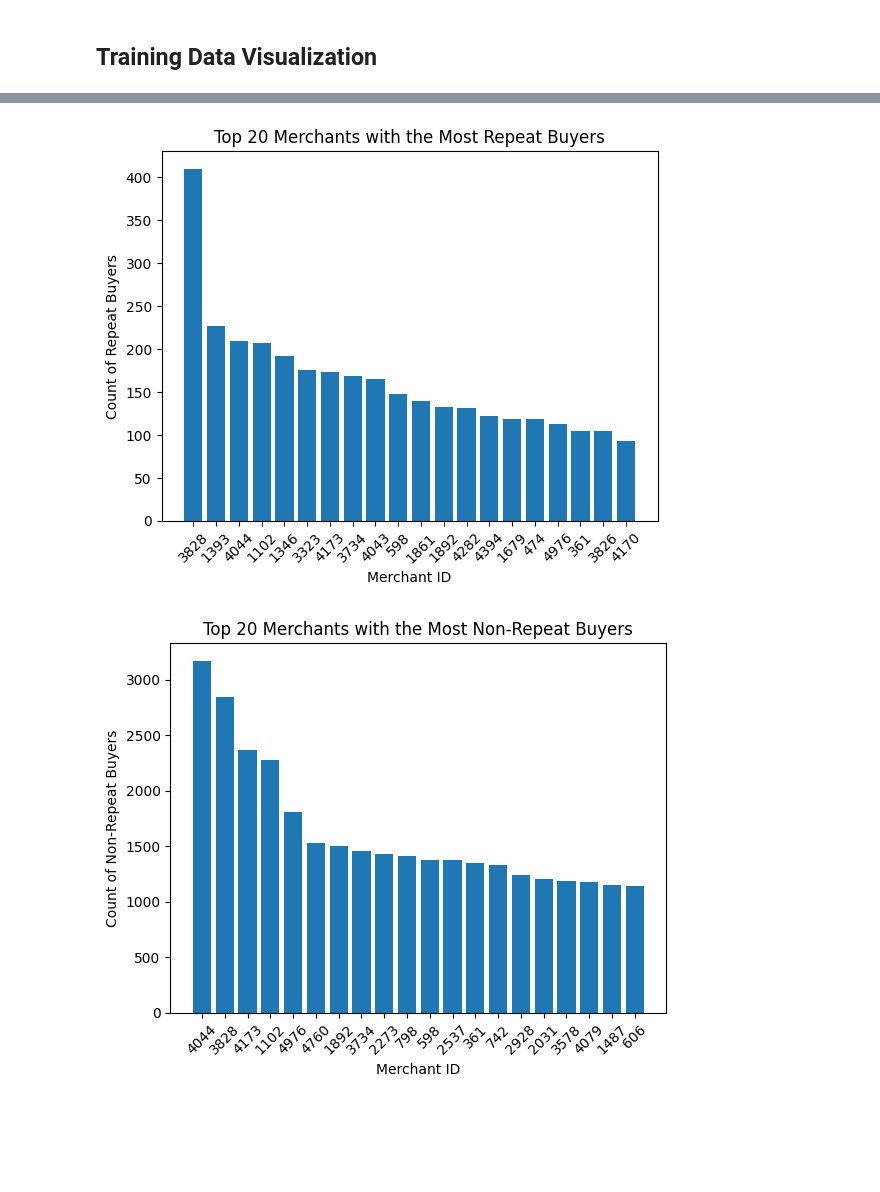
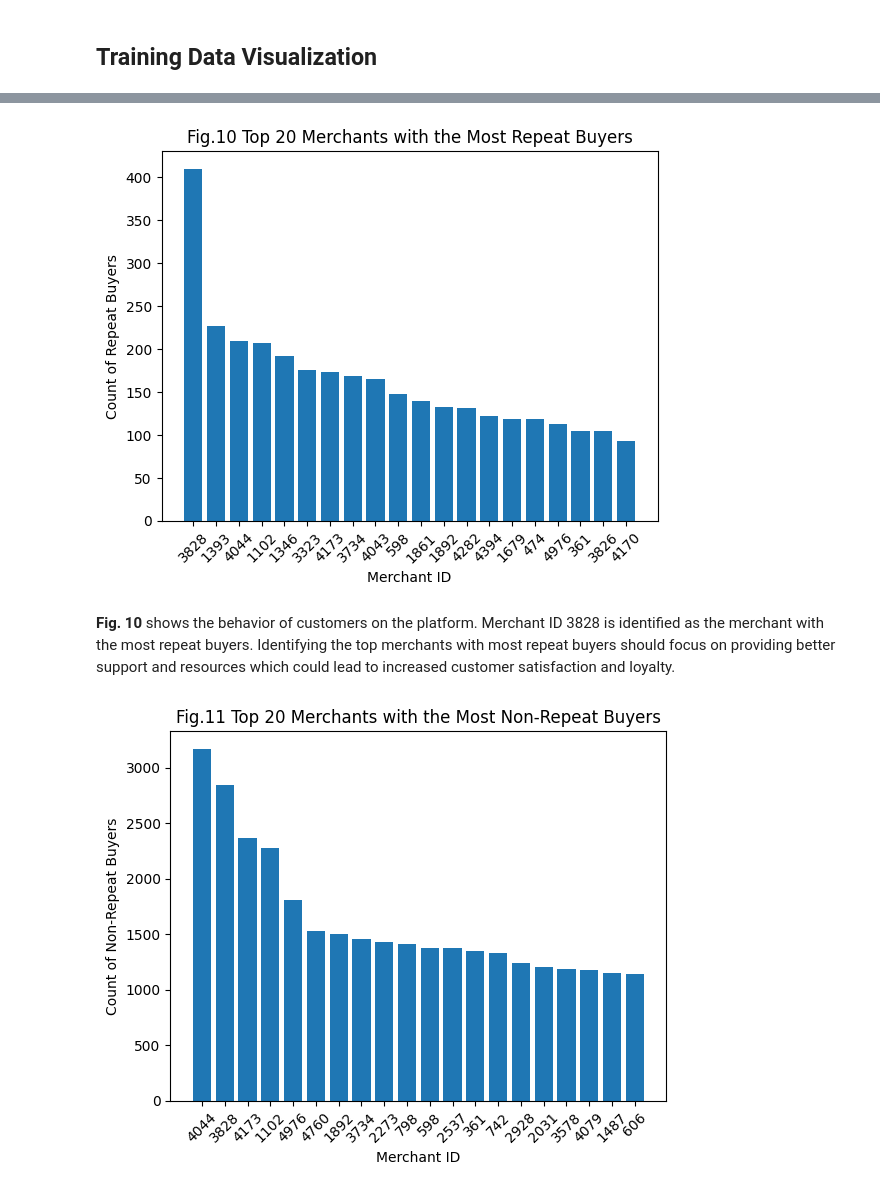
Before and after one commit to CaptainComputer1/CECS550Project, a Jupyter notebook: EM_PR_Final_DataVis.ipynb, the cells around one changed output, grey strips where cells are left out. Saved outputs shown, nothing was run; the diff lists cells and outputs as text; code cells hidden in the pictures; blank space fills up the shorter version.

```diff
--- a/EM_PR_Final_DataVis.ipynb
+++ b/EM_PR_Final_DataVis.ipynb
@@ -205,18 +249,20 @@ merchant_counts = train.groupby(["merchant_id", "label"]).size().reset_index(nam
 # %%
 # Bar chart - to show the top 20 merchants with the most repeat buyers
 repeat_buyers = train[train['label'] == "Repeat Buyer"]
 merchant_counts = repeat_buyers['merchant_id'].value_counts().head(20)
 
 plt.bar(range(len(merchant_counts)), merchant_counts.values)
 plt.xticks(range(len(merchant_counts)), merchant_counts.index, rotation=45)
 
-plt.title('Top 20 Merchants with the Most Repeat Buyers')
+plt.title('Fig.10 Top 20 Merchants with the Most Repeat Buyers')
 plt.xlabel('Merchant ID')
 plt.ylabel('Count of Repeat Buyers')
 
 plt.show()
 # %% [output]
-[figure, old version]
+[figure, new version]
+# %% [markdown]
+**Fig. 10** shows the behavior of customers on the platform. Merchant ID 3828 is identified as the merchant with the most repeat buyers. Identifying the top merchants with most repeat buyers should focus on providing better support and resources which could lead to increased customer satisfaction and loyalty.
 # %%
 # Bar chart - to show the top 20 merchants with the most non-repeat buyers
 non_repeat_buyers = train[train['label'] == "Non-repeat Buyer"]
@@ -225,10 +271,10 @@ merchant_counts = non_repeat_buyers['merchant_id'].value_counts().head(20)
 plt.bar(range(len(merchant_counts)), merchant_counts.values)
 plt.xticks(range(len(merchant_counts)), merchant_counts.index, rotation=45)
 
-plt.title('Top 20 Merchants with the Most Non-Repeat Buyers')
+plt.title('Fig.11 Top 20 Merchants with the Most Non-Repeat Buyers')
 plt.xlabel('Merchant ID')
 plt.ylabel('Count of Non-Repeat Buyers')
 
 plt.show()
 # %% [output]
-[figure, old version]
+[figure, new version]
```
Also changed, not shown: parts of 30 cells of this notebook.
